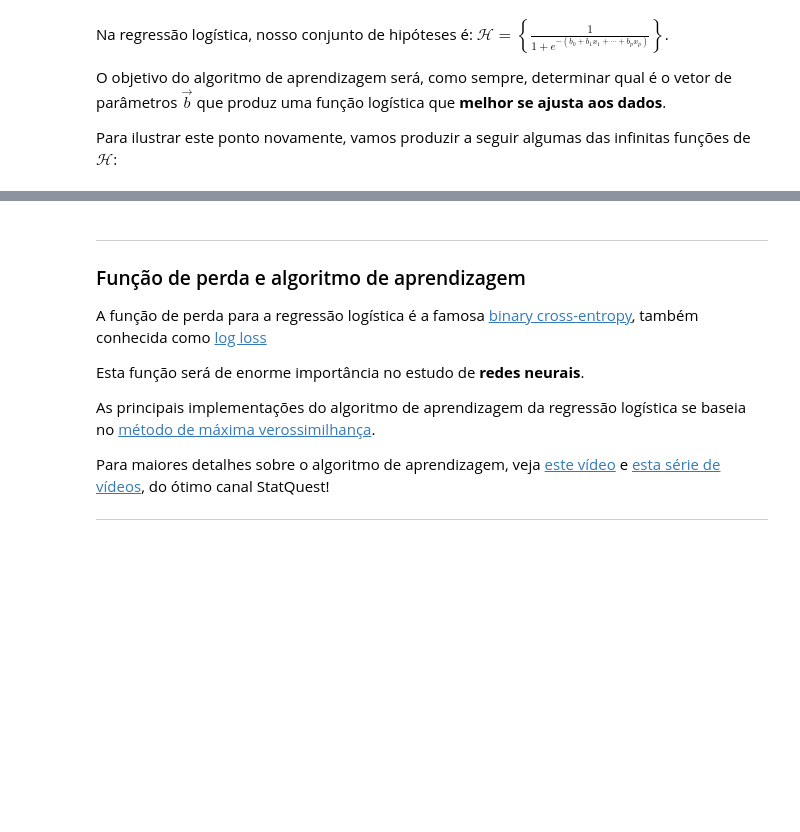
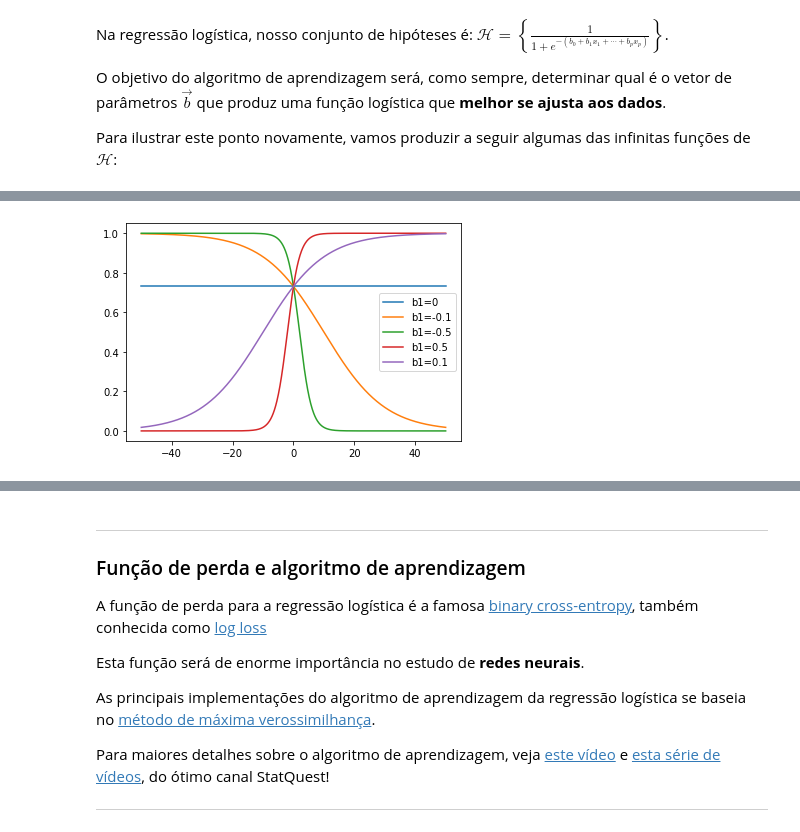
Before and after one commit to GabrielAsato/Curso_DS_Degree, a Jupyter notebook: Módulo 8 - Estatística II/Aula 4 - regressão logística e problemas de classificação.ipynb, the cells around one changed output, grey strips where cells are left out. Saved outputs shown, nothing was run; the diff lists cells and outputs as text; code cells hidden in the pictures; blank space fills up the shorter version.

```diff
--- a/Módulo 8 - Estatística II/Aula 4 - regressão logística e problemas de classificação.ipynb
+++ b/Módulo 8 - Estatística II/Aula 4 - regressão logística e problemas de classificação.ipynb
@@ -255,0 +306,17 @@ plt.plot(x, y_sig);
+# %%
+x = np.linspace(-50, 50, 1000)
+
+b0 = 1
+b1_list = [0, -0.1, -0.5, 0.5, 0.1]
+
+for b1 in b1_list:
+
+    # composição de funções!
+    y = sig(hip_lin(x, b0, b1))
+
+    plt.plot(x, y, label=f"b1={b1}")
+
+plt.legend()
+plt.show()
+# %% [output]
+[figure, added]
```
Also changed, not shown: parts of 85 cells of this notebook, 5 other files.
